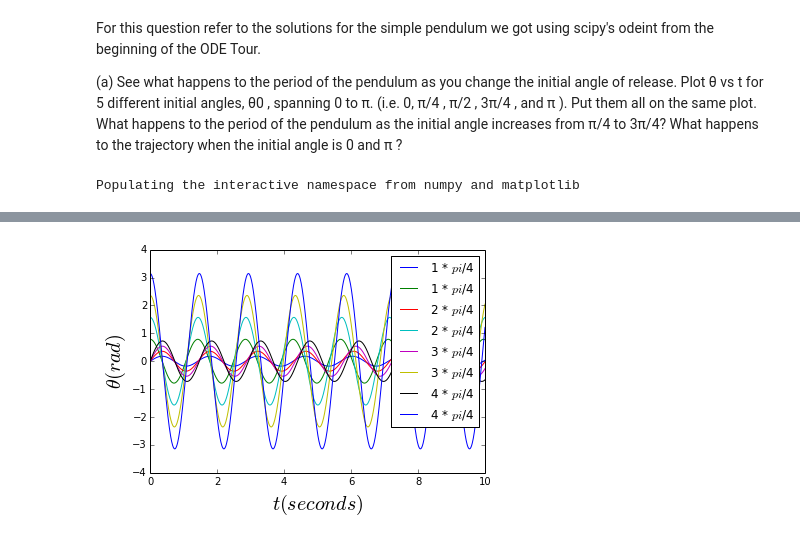
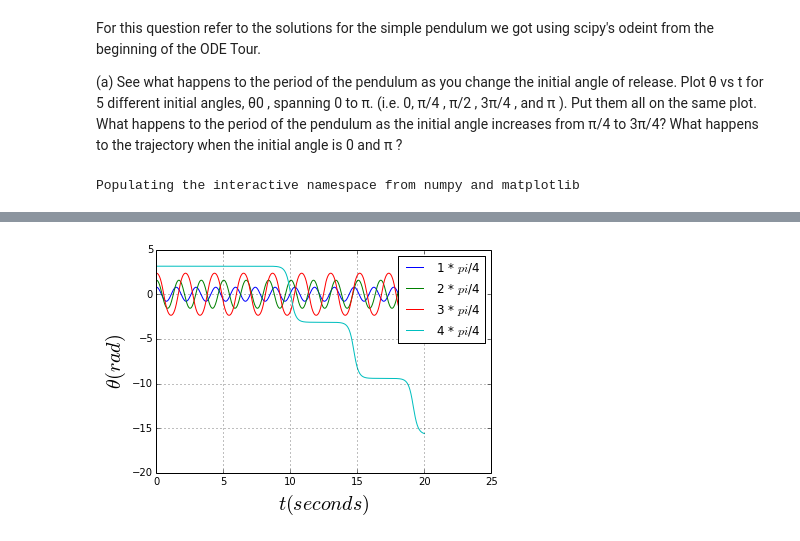
Before and after one commit to sfunkhou/PHYS202-S14, a Jupyter notebook: SciPy/ODEExercises.ipynb, the cells around one changed output, grey strips where cells are left out. Saved outputs shown, nothing was run; the diff lists cells and outputs as text; code cells hidden in the pictures.

```diff
--- a/SciPy/ODEExercises.ipynb
+++ b/SciPy/ODEExercises.ipynb
@@ -11,12 +11,12 @@ For this question refer to the solutions for the simple pendulum we got using sc
 import numpy as np
 import matplotlib.pyplot as plt
 from scipy.integrate import odeint
-from IPython.html.widgets import interact, interactive
+#from IPython.html.widgets import interact, interactive
 
+g = 9.8 #m/s^2
+ell = 0.5 #m
 #simple pendulum ODE's and conditions
 def deriv(theta_current,t):  # return derivatives of the array theta
-    g = 9.8 #m/s^2
-    ell = 0.5 #m
     theta = theta_current[0]
     omega = theta_current[1]
     dtheta = omega
@@ -24,16 +24,18 @@ def deriv(theta_current,t):  # return derivatives of the array theta
     return np.array([ dtheta, domega ])
 
 #def simplePendulum()
-t = np.arange(0.,10.+0.01, 0.01)
+t = np.arange(0.,20.+0.01, 0.01)
 
 omega0 = 0
 
 theta = np.pi/4
 for i in range(1,5):
-    theta_init = np.array([omega0,float(i*theta)])
-    plt.plot(t,odeint(deriv,theta_init,t), label = "%s * %s/4" % (i, r'$pi$'))
+    theta_init = np.array([float(i*theta), omega0])
+    plt.plot(t,odeint(deriv,theta_init,t)[:,0], label = "%s * %s/4" % (i, r'$pi$'))
     plt.legend()
+    #plt.grid()
     plt.xlabel(r'$t (seconds)$',fontsize=20)
     plt.ylabel(r'$\theta (rad)$',fontsize=20)
+plt.grid()
 # %% [output]
 Populating the interactive namespace from numpy and matplotlib
@@ -42 +42 @@ WARNING: pylab import has clobbered these variables: ['interactive']
-[figure, old version]
+[figure, new version]
```
Also changed, not shown: parts of 23 cells of this notebook.
